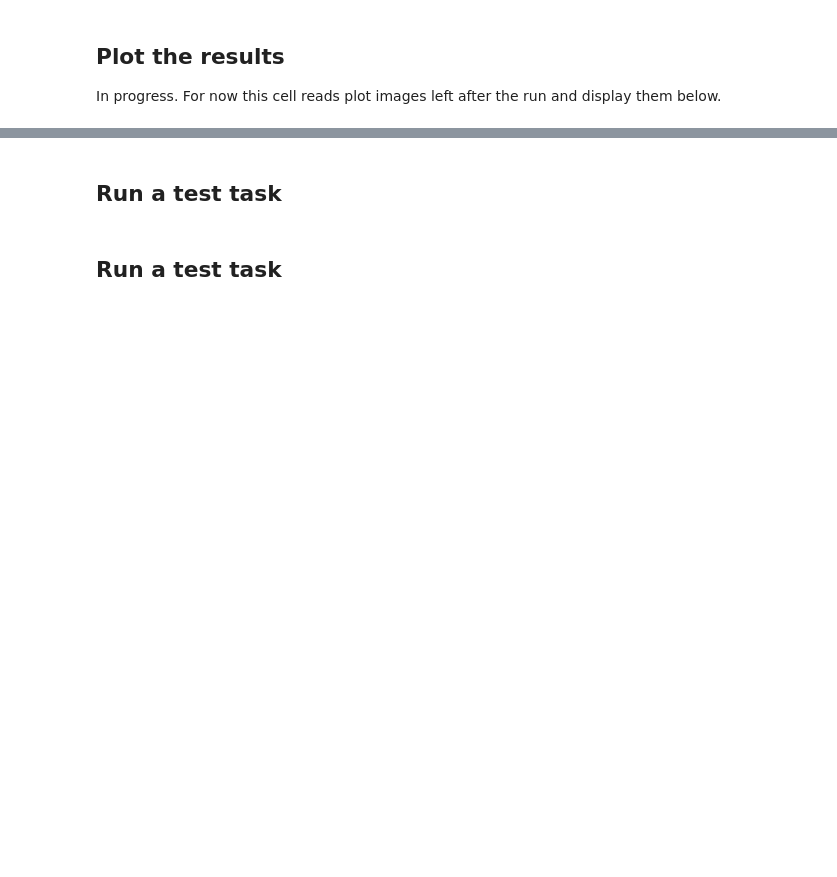
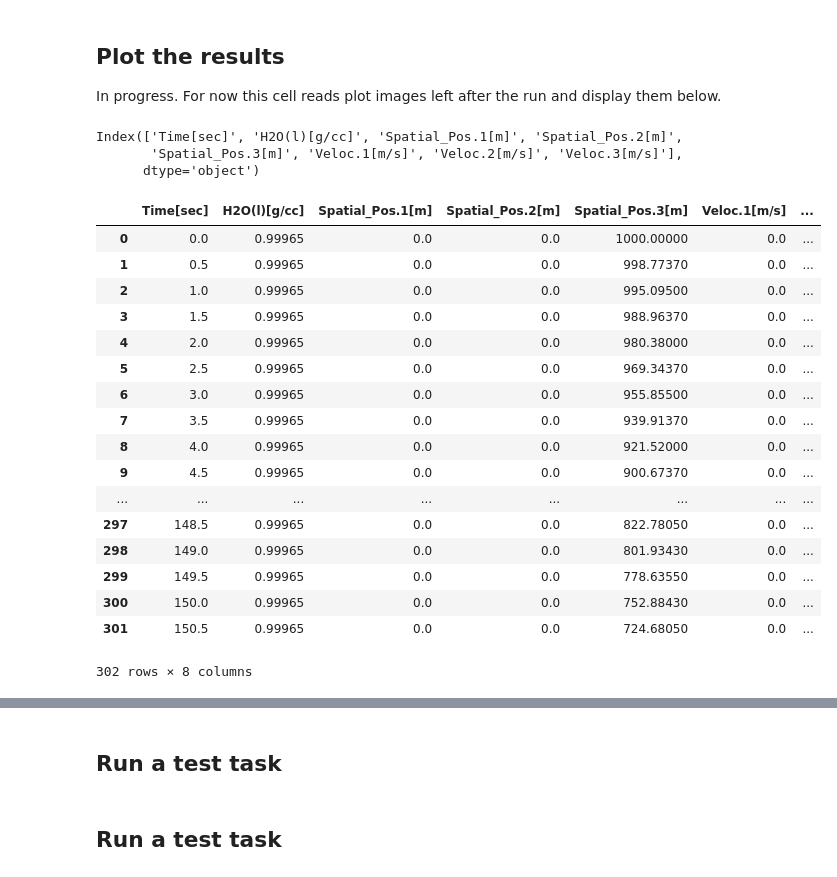
Before and after one commit to dpploy/cortix-nb, a Jupyter notebook: droplet.ipynb, the cells around one changed output, grey strips where cells are left out. Cells and saved outputs as stored; diff of their text form; code cells hidden in the pictures; blank space fills up the shorter version.

```diff
--- a/droplet.ipynb
+++ b/droplet.ipynb
@@ -54,0 +79,31 @@ In progress. For now this cell reads plot images left after the run and display
+# %%
+'''Check the column quantity labels'''
+
+df.columns
+# %% [output]
+Index(['Time[sec]', 'H2O(l)[g/cc]', 'Spatial_Pos.1[m]', 'Spatial_Pos.2[m]',
+       'Spatial_Pos.3[m]', 'Veloc.1[m/s]', 'Veloc.2[m/s]', 'Veloc.3[m/s]'],
+      dtype='object')
+# %%
+'''Show the data frame'''
+
+df
+# %% [output]
+|  | Time[sec] | H2O(l)[g/cc] | Spatial_Pos.1[m] | Spatial_Pos.2[m] | Spatial_Pos.3[m] | Veloc.1[m/s] | ... |
+| 0 | 0.0 | 0.99965 | 0.0 | 0.0 | 1000.00000 | 0.0 | ... |
+| 1 | 0.5 | 0.99965 | 0.0 | 0.0 | 998.77370 | 0.0 | ... |
+| 2 | 1.0 | 0.99965 | 0.0 | 0.0 | 995.09500 | 0.0 | ... |
+| 3 | 1.5 | 0.99965 | 0.0 | 0.0 | 988.96370 | 0.0 | ... |
+| 4 | 2.0 | 0.99965 | 0.0 | 0.0 | 980.38000 | 0.0 | ... |
+| 5 | 2.5 | 0.99965 | 0.0 | 0.0 | 969.34370 | 0.0 | ... |
+| 6 | 3.0 | 0.99965 | 0.0 | 0.0 | 955.85500 | 0.0 | ... |
+| 7 | 3.5 | 0.99965 | 0.0 | 0.0 | 939.91370 | 0.0 | ... |
+| 8 | 4.0 | 0.99965 | 0.0 | 0.0 | 921.52000 | 0.0 | ... |
+| 9 | 4.5 | 0.99965 | 0.0 | 0.0 | 900.67370 | 0.0 | ... |
+| ... | ... | ... | ... | ... | ... | ... | ... |
+| 297 | 148.5 | 0.99965 | 0.0 | 0.0 | 822.78050 | 0.0 | ... |
+| 298 | 149.0 | 0.99965 | 0.0 | 0.0 | 801.93430 | 0.0 | ... |
+| 299 | 149.5 | 0.99965 | 0.0 | 0.0 | 778.63550 | 0.0 | ... |
+| 300 | 150.0 | 0.99965 | 0.0 | 0.0 | 752.88430 | 0.0 | ... |
+| 301 | 150.5 | 0.99965 | 0.0 | 0.0 | 724.68050 | 0.0 | ... |
+302 rows × 8 columns
```
Also changed, not shown: parts of 9 cells of this notebook.
